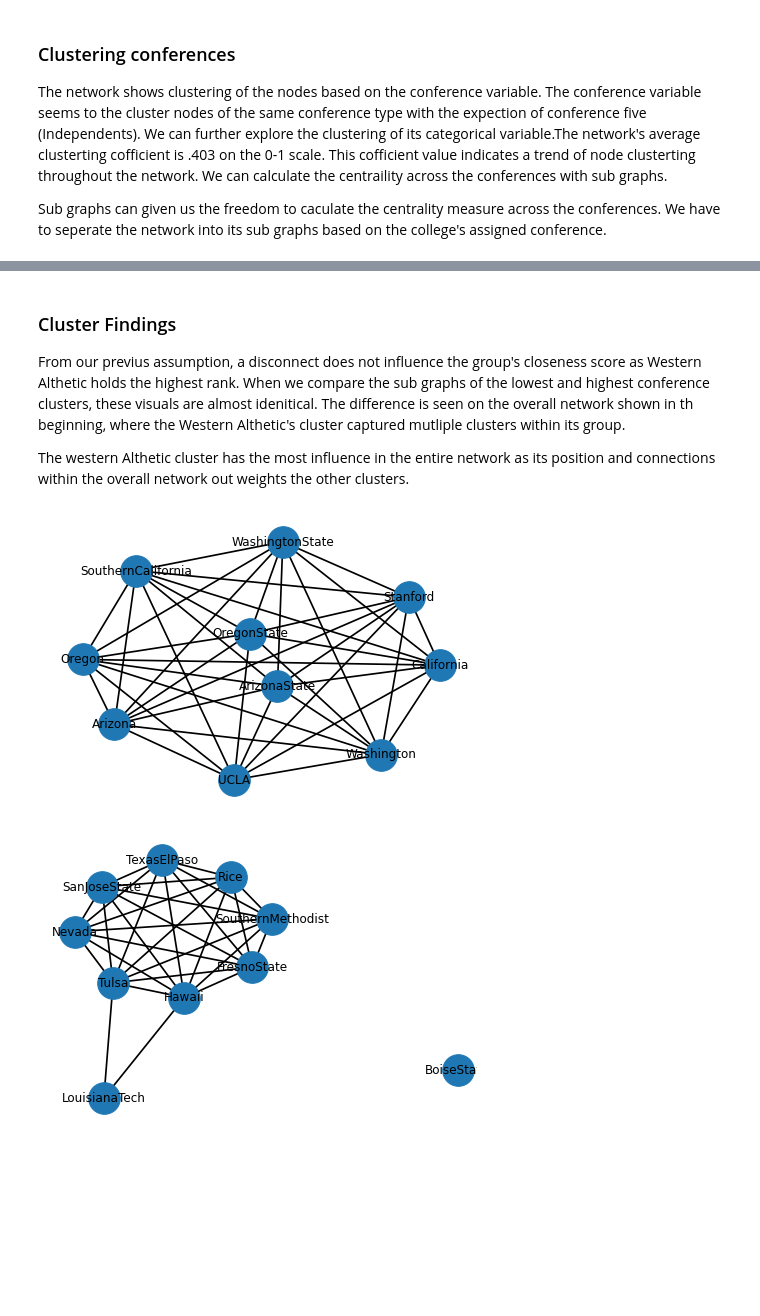
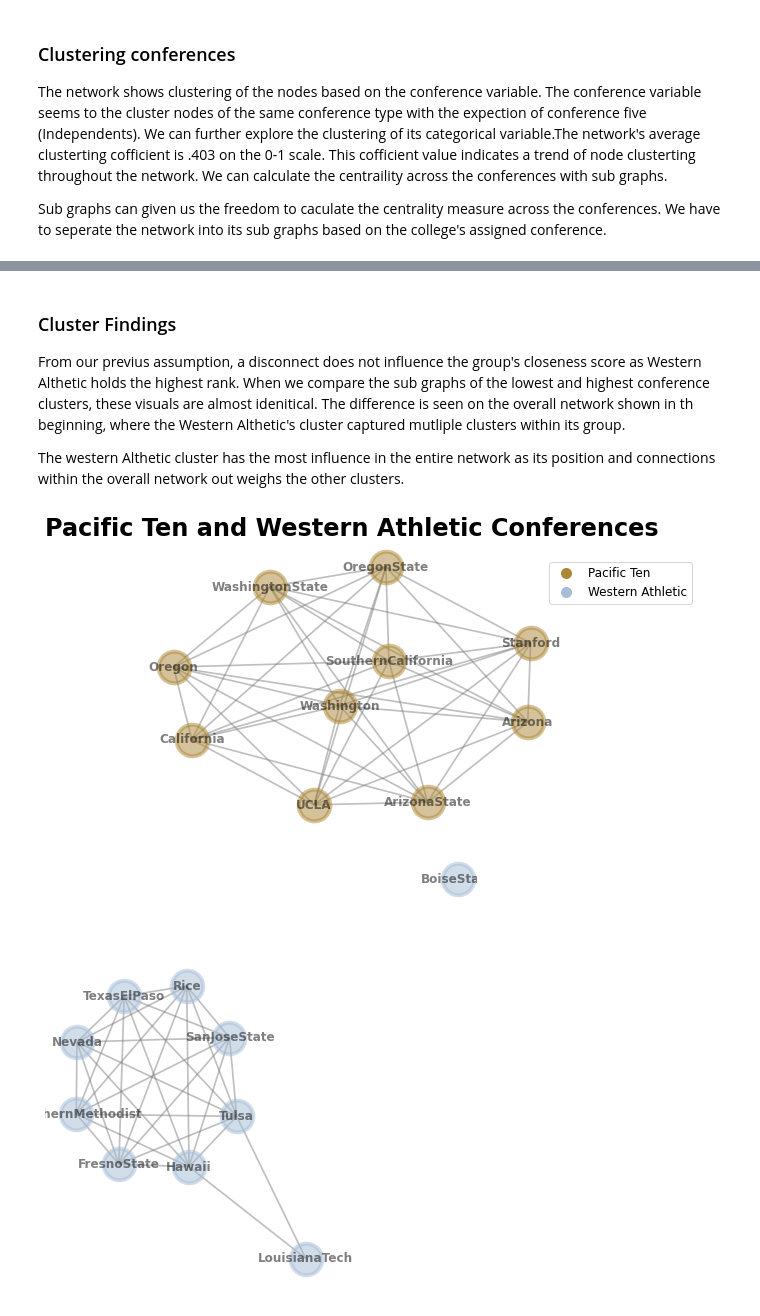
Before and after one commit to Vy4thewin/Data620_TeamVAC, a Jupyter notebook: Data620_Project 1.ipynb, the cells around one changed output, grey strips where cells are left out. Cells and saved outputs as stored; diff of their text form; code cells hidden in the pictures; blank space fills up the shorter version.

```diff
--- a/Data620_Project 1.ipynb
+++ b/Data620_Project 1.ipynb
@@ -256,20 +299,65 @@ print(dict(sorted(Con_CC.items(), key=lambda item: item[1])))
 ### Cluster Findings
 From our previus assumption, a disconnect does not influence the group's closeness score as Western Althetic holds the highest rank. When we compare the sub graphs of the lowest and highest conference clusters, these visuals are almost idenitical. The difference is seen on the overall network shown in th beginning, where the Western Althetic's cluster captured mutliple clusters within its group.
 
-The western Althetic cluster has the most influence in the entire network as its position and connections within the overall network out weights the other clusters.
+The western Althetic cluster has the most influence in the entire network as its position and connections within the overall network out weighs the other clusters.
 # %%
 #Its shown Pacific Ten has lowest Closeness score, lets visualize
 tn= nx.get_node_attributes(sub_PT, 'label')
-nx.draw(sub_PT, labels=tn, with_labels=True,node_size=1000,width=1.7,pos=nx.nx_pydot.graphviz_layout(sub_PT))
+nx.draw(sub_PT,
+        labels=tn,
+        with_labels=True,
+        node_size=1000,
+        width=1.7,
+        font_size=12,
+        font_weight="bold",
+        font_color="black",
+        edge_color="grey",
+        node_shape="o",
+        node_color="#AC8736",
+        alpha=0.5,
+        linewidths=4,
+        pos=nx.nx_pydot.graphviz_layout(sub_PT))
+
+
+colors = ['#AC8736','#A7BDD7']
+texts = ['Pacific Ten','Western Athletic']
+
+patches = [ plt.plot([],[], marker="o", ms=10, ls="", mec=None, color=colors[i],
+            label="{:s}".format(texts[i]) )[0]  for i in range(len(texts)) ]
+plt.legend(
+           handles=patches,
+           ncol=1,
+           numpoints=1,
+           fontsize = 12,
+           loc="upper right",
+           bbox_to_anchor=(1.3, 0.95)
+          )
+
+plt.title("Pacific Ten and Western Athletic Conferences", fontdict= { 'fontsize': 24, 'fontweight':'bold'}, loc='center')
 plt.show()
 
 #Western Althetic has the highest closeness score, show its visual as well
+plt.figure(figsize=(6, 6))
+ax.set_aspect('equal')
 tn= nx.get_node_attributes(sub_WA, 'label')
-nx.draw(sub_WA, labels=tn, with_labels=True,node_size=1000,width=1.7,pos=nx.nx_pydot.graphviz_layout(sub_WA))
+nx.draw(sub_WA,
+        labels=tn,
+        with_labels=True,
+        node_size=1000,
+        width=1.7,
+        font_size=12,
+        font_weight="bold",
+        font_color="black",
+        edge_color="grey",
+        node_shape="o",
+        node_color="#A7BDD7",
+        alpha=0.5,
+        linewidths=4,
+        pos=nx.nx_pydot.graphviz_layout(sub_WA))
 plt.show()
 # %% [output]
-[figure, old version]
+[figure, new version]
-[figure, old version]
+[figure, new version]
 # %% [markdown]
 ### Takeaways
 
```
Also changed, not shown: parts of 9 cells of this notebook.
